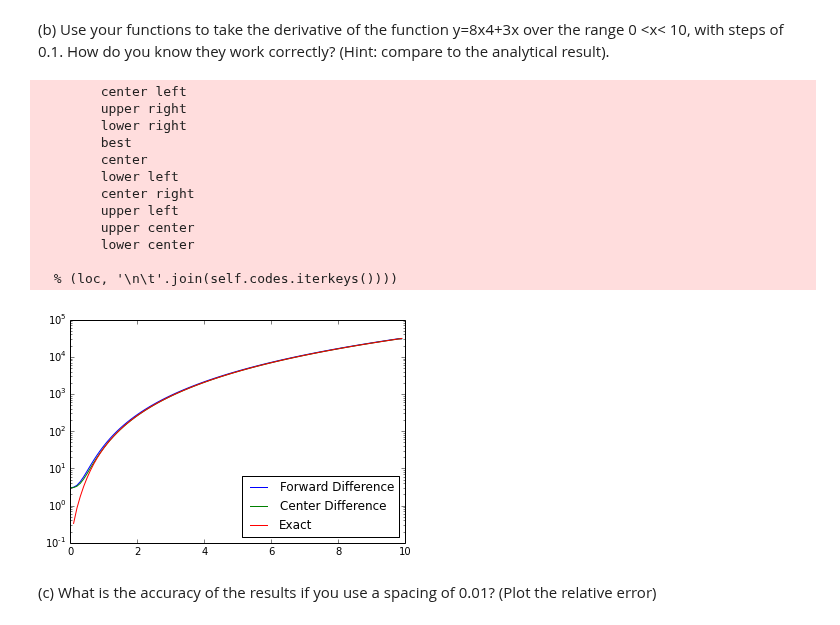
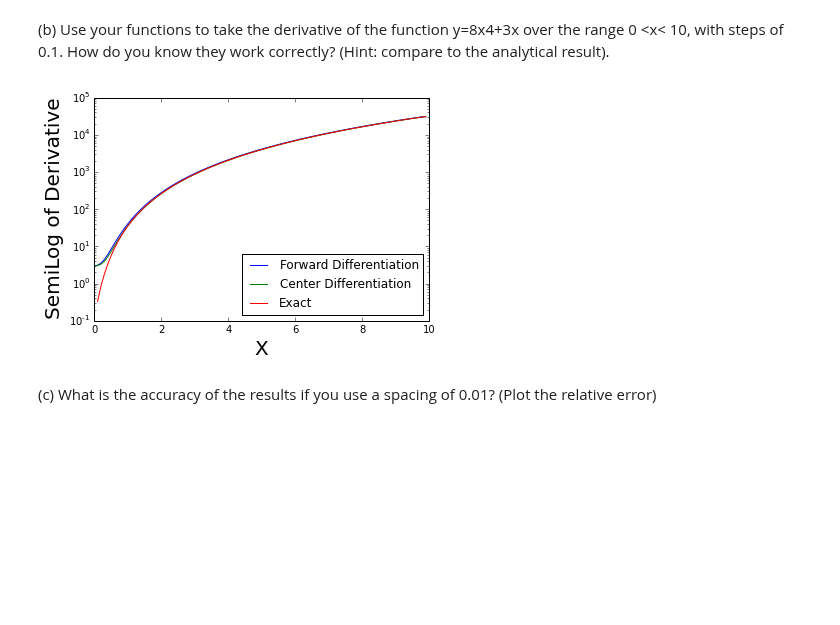
Before and after one commit to jpizagui/PHYS202-S14, a Jupyter notebook: SciPy/DifferentiationExercises.ipynb, the cells around one changed output. Cells and saved outputs as stored; diff of their text form; code cells hidden in the pictures; blank space fills up the shorter version.

Commit message:
Finished DifferentiationExercises

```diff
--- a/SciPy/DifferentiationExercises.ipynb
+++ b/SciPy/DifferentiationExercises.ipynb
@@ -33,28 +33,19 @@ def twoPtCenteredDiff(x,y):
 # %%
 x = np.arange(0,10,.1)
 y = 8*x**4 + 3*x
 dydx1 = twoPtForwardDiff(x,y)
 dydx2 = twoPtCenteredDiff(x,y)
 realdydx = 32*x**3 + 3*x
-plt.semilogy(x,dydx1, label = "Forward Difference")
-plt.plot(x,dydx2, label = "Center Difference")
+plt.semilogy(x,dydx1, label = "Forward Differentiation")
+plt.plot(x,dydx2, label = "Center Differentiation")
 plt.plot(x,realdydx, label = "Exact")
-plt.legend(loc = "Upper Left")
+plt.legend(loc = "best")
+plt.xlabel("X",fontsize=20)
+plt.ylabel("SemiLog of Derivative",fontsize=20)
 plt.show()
+#Simply by looking at the graph, you can see that my forward diff and center diff approximate the Exact Derivative
 # %% [output]
-        center left
-        upper right
-        lower right
-        best
-        center
-        lower left
-        center right
-        upper left
-        upper center
-        lower center
-
-  % (loc, '\n\t'.join(self.codes.iterkeys())))
-[figure, old version]
+[figure, new version]
 # %% [markdown]
 
 
```
Also changed, not shown: parts of 9 cells of this notebook, 1 other file.
